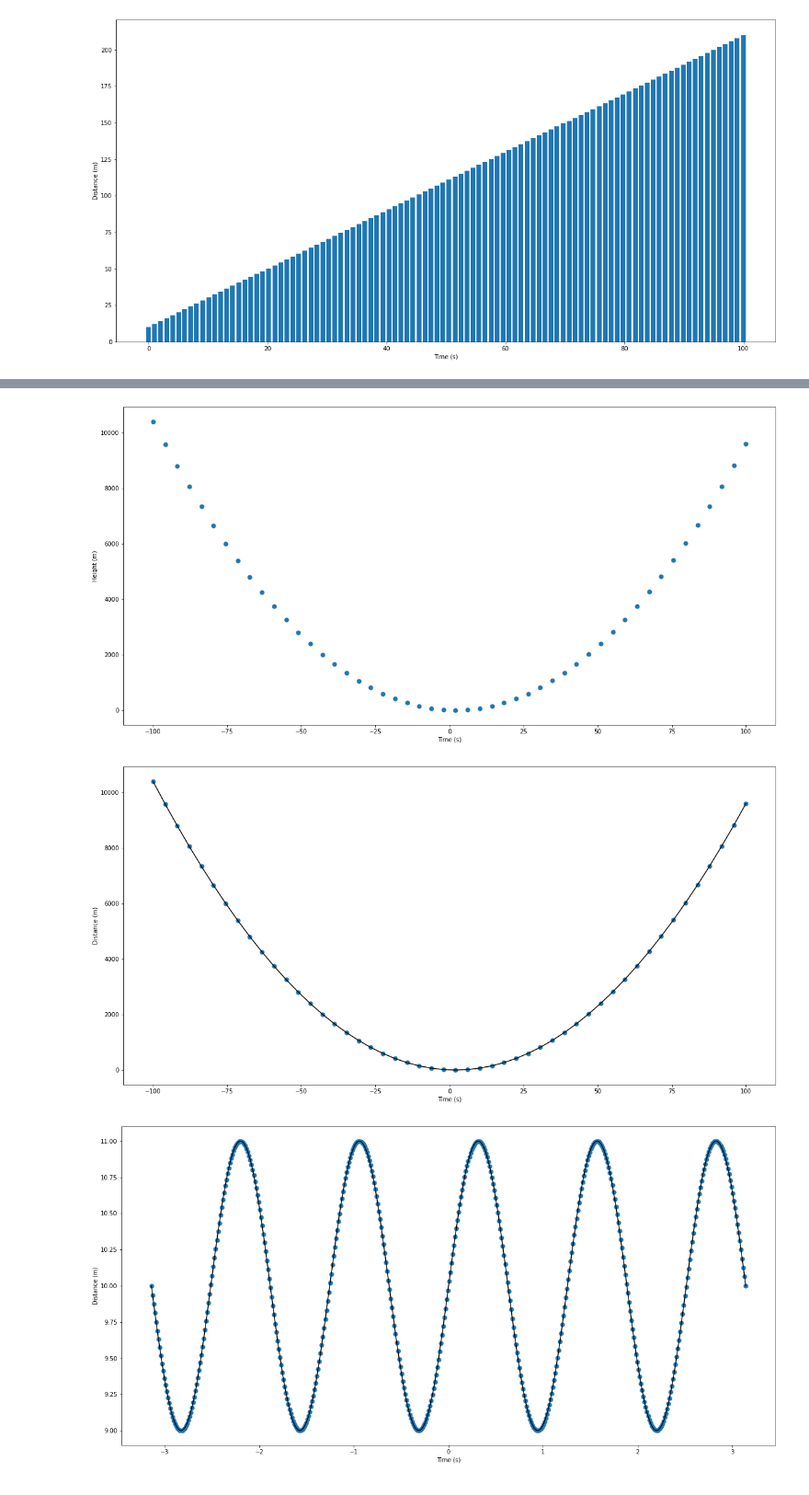
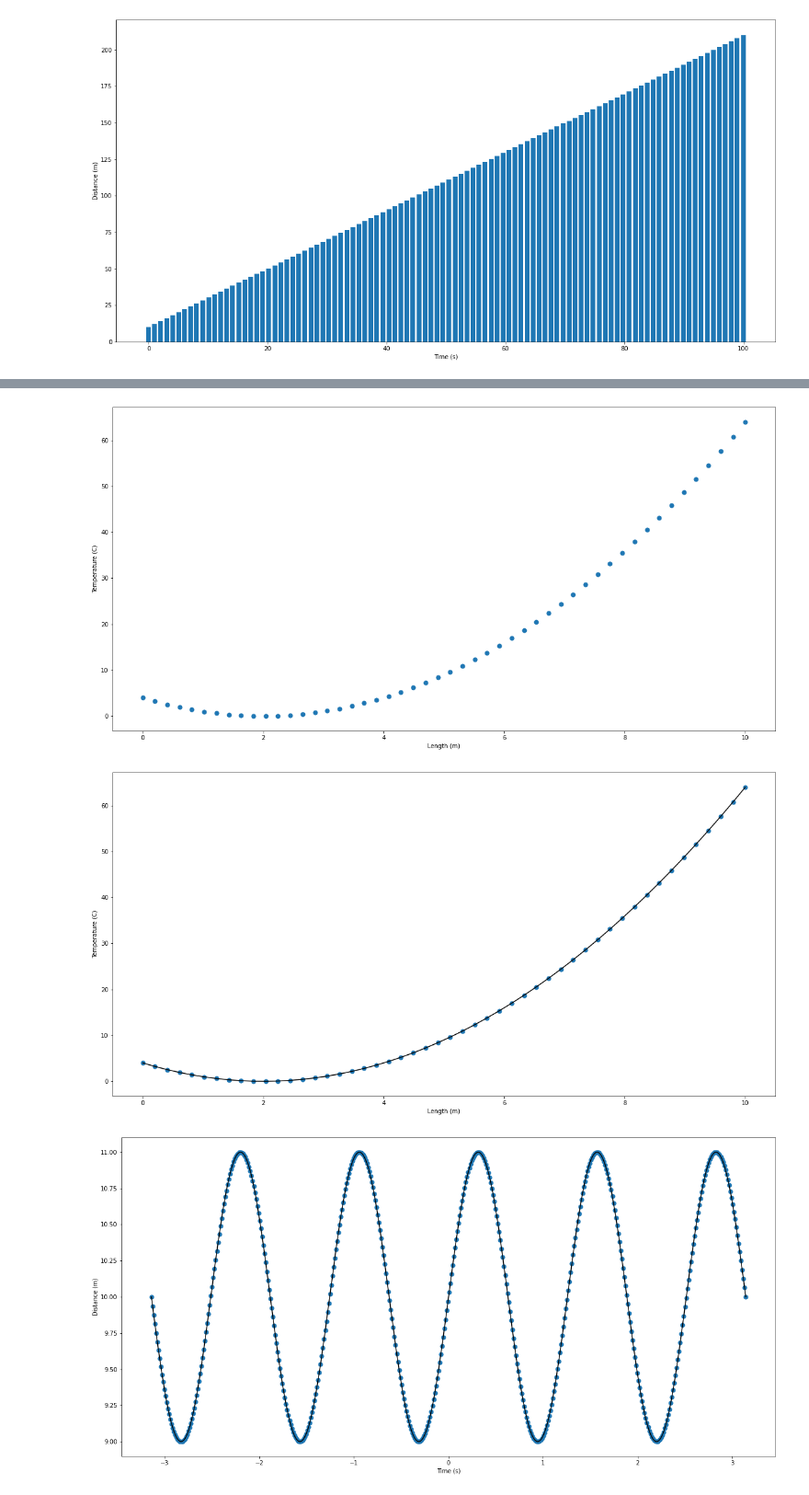
Before and after one commit to emirsav/rau-numerical-methods-602CSE-2022-2023, a Jupyter notebook: Working_With_Data.ipynb, the cells around one changed output, grey strips where cells are left out. Shown at 92% size. Cells and saved outputs as stored; diff of their text form; code cells hidden in the pictures.

```diff
--- a/Working_With_Data.ipynb
+++ b/Working_With_Data.ipynb
@@ -96,10 +96,14 @@ plt.show()
 def f1(x):
     result = x*x - 4*x + 4
     return result
-x = np.linspace(-100, 100, 50)
+
+xmin = 0
+xmax = 10
+
+# visualise f1 for x between xmin and xmax
+x = np.linspace(xmin, xmax, 50)
 y = []
 for xi in x:
     yi = f1(xi)
     y.append(yi)
 y = np.array(y)
-x, y
@@ -124,20 +110,20 @@ x, y
 # %%
 fig = plt.figure(figsize=(20, 10))
 plt.scatter(x, y, s=50)
-plt.xlabel("Time (s)")
-plt.ylabel("Height (m)")
+plt.xlabel("Length (m)")
+plt.ylabel("Temperature (C)")
 plt.show()
 # %% [output]
-[figure, old version]
+[figure, new version]
 # %%
-fig = plt.figure(figsize=(20, 10))
+_ = plt.figure(figsize=(20, 10))
 plt.scatter(x, y, s=50)
 plt.plot(x, y, "k")
-plt.xlabel("Time (s)")
-plt.ylabel("Distance (m)")
+plt.xlabel("Length (m)")
+plt.ylabel("Temperature (C)")
 plt.show()
 # %% [output]
-[figure, old version]
+[figure, new version]
 # %%
 def f3(x):
     result = np.sin(5*x) + 10
```
Also changed, not shown: parts of 1 cell of this notebook, 1 other file.
